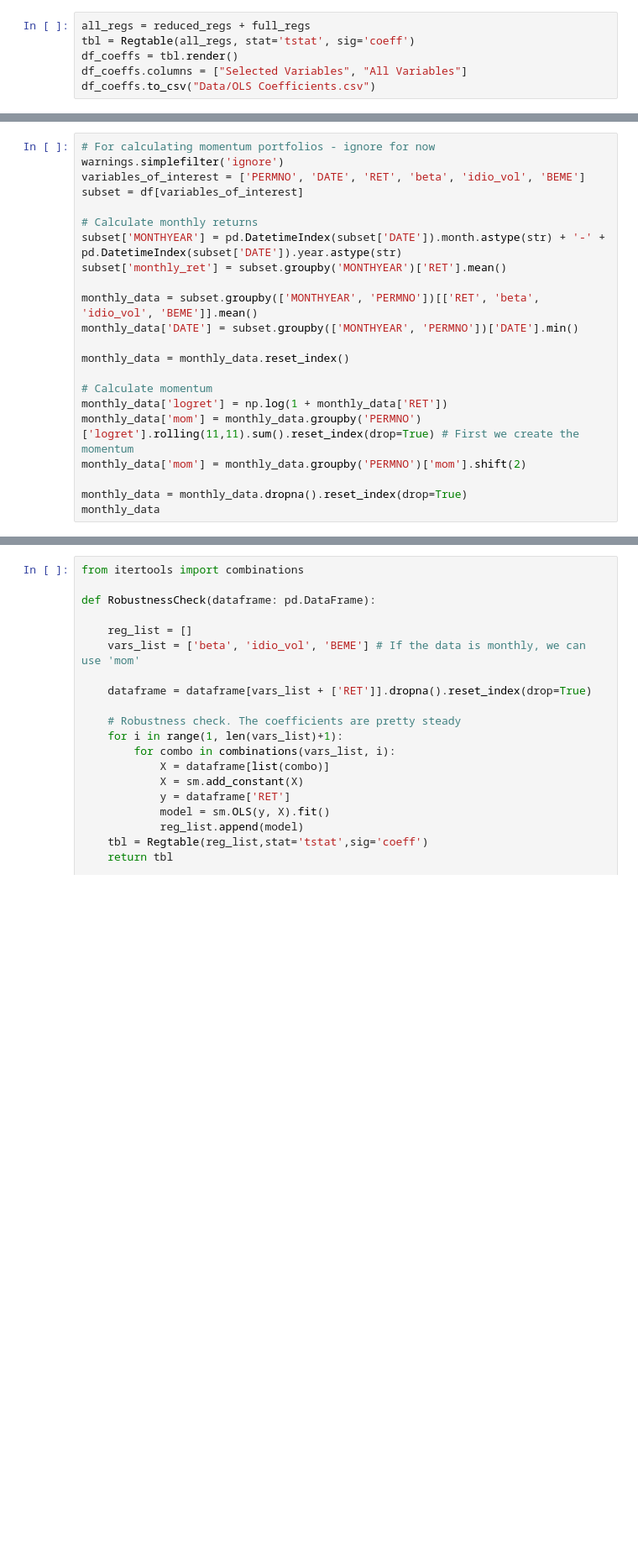
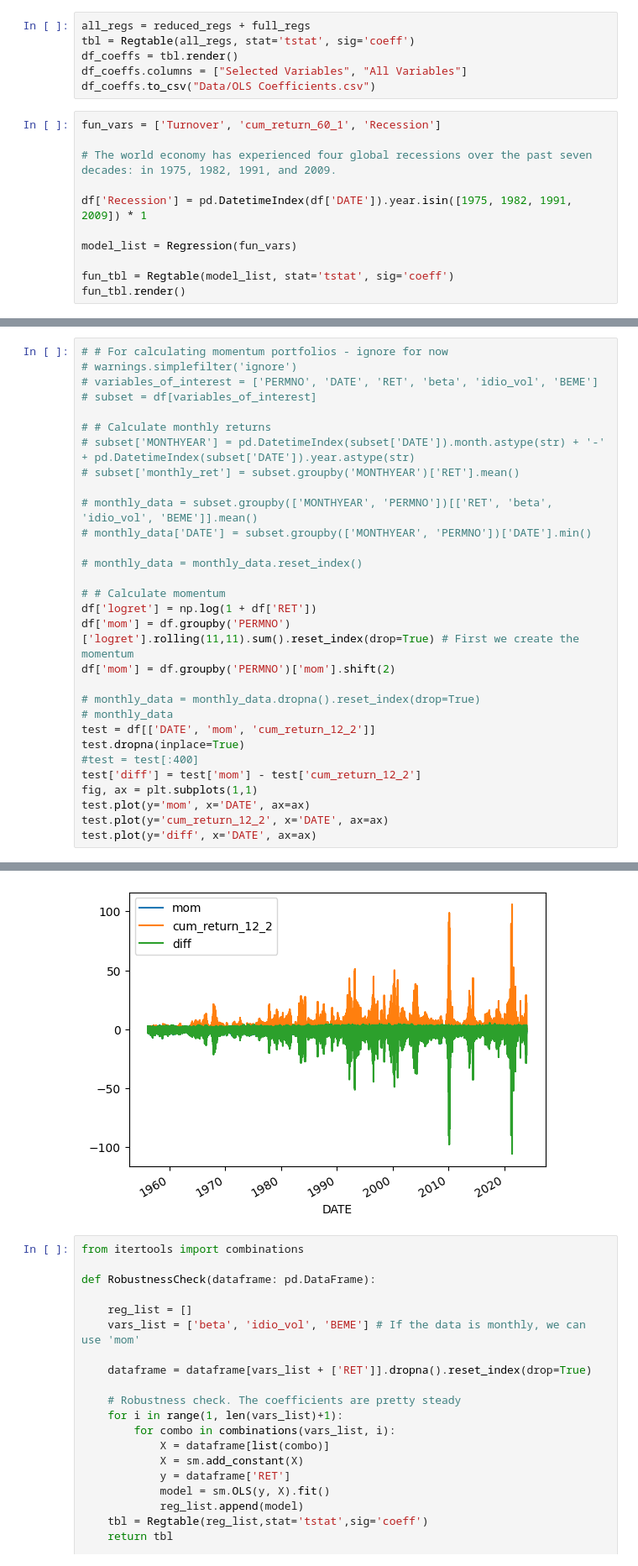
Before and after one commit to mraystaf/CougsOfWallStreet, a Jupyter notebook: view_data.ipynb, the cells around one changed output, grey strips where cells are left out. Shown at 84% size. Drawn from its saved outputs; the diff is of its cells as text; blank space fills up the shorter version.

```diff
--- a/view_data.ipynb
+++ b/view_data.ipynb
@@ -38,3 +38,14 @@ tbl = Regtable(all_regs, stat='tstat', sig='coeff')
 df_coeffs = tbl.render()
 df_coeffs.columns = ["Selected Variables", "All Variables"]
 df_coeffs.to_csv("Data/OLS Coefficients.csv")
+# %%
+fun_vars = ['Turnover', 'cum_return_60_1', 'Recession']
+
+# The world economy has experienced four global recessions over the past seven decades: in 1975, 1982, 1991, and 2009.
+
+df['Recession'] = pd.DatetimeIndex(df['DATE']).year.isin([1975, 1982, 1991, 2009]) * 1
+
+model_list = Regression(fun_vars)
+
+fun_tbl = Regtable(model_list, stat='tstat', sig='coeff')
+fun_tbl.render()
@@ -41,22 +64,31 @@ df_coeffs.to_csv("Data/OLS Coefficients.csv")
 # %%
-# For calculating momentum portfolios - ignore for now
-warnings.simplefilter('ignore')
-variables_of_interest = ['PERMNO', 'DATE', 'RET', 'beta', 'idio_vol', 'BEME']
-subset = df[variables_of_interest]
+# # For calculating momentum portfolios - ignore for now
+# warnings.simplefilter('ignore')
+# variables_of_interest = ['PERMNO', 'DATE', 'RET', 'beta', 'idio_vol', 'BEME']
+# subset = df[variables_of_interest]
 
-# Calculate monthly returns
-subset['MONTHYEAR'] = pd.DatetimeIndex(subset['DATE']).month.astype(str) + '-' + pd.DatetimeIndex(subset['DATE']).year.astype(str)
-subset['monthly_ret'] = subset.groupby('MONTHYEAR')['RET'].mean()
+# # Calculate monthly returns
+# subset['MONTHYEAR'] = pd.DatetimeIndex(subset['DATE']).month.astype(str) + '-' + pd.DatetimeIndex(subset['DATE']).year.astype(str)
+# subset['monthly_ret'] = subset.groupby('MONTHYEAR')['RET'].mean()
 
-monthly_data = subset.groupby(['MONTHYEAR', 'PERMNO'])[['RET', 'beta', 'idio_vol', 'BEME']].mean()
-monthly_data['DATE'] = subset.groupby(['MONTHYEAR', 'PERMNO'])['DATE'].min()
+# monthly_data = subset.groupby(['MONTHYEAR', 'PERMNO'])[['RET', 'beta', 'idio_vol', 'BEME']].mean()
+# monthly_data['DATE'] = subset.groupby(['MONTHYEAR', 'PERMNO'])['DATE'].min()
 
-monthly_data = monthly_data.reset_index()
+# monthly_data = monthly_data.reset_index()
 
-# Calculate momentum
-monthly_data['logret'] = np.log(1 + monthly_data['RET'])
-monthly_data['mom'] = monthly_data.groupby('PERMNO')['logret'].rolling(11,11).sum().reset_index(drop=True) # First we create the momentum
-monthly_data['mom'] = monthly_data.groupby('PERMNO')['mom'].shift(2)
+# # Calculate momentum
+df['logret'] = np.log(1 + df['RET'])
+df['mom'] = df.groupby('PERMNO')['logret'].rolling(11,11).sum().reset_index(drop=True) # First we create the momentum
+df['mom'] = df.groupby('PERMNO')['mom'].shift(2)
 
-monthly_data = monthly_data.dropna().reset_index(drop=True)
-monthly_data
+# monthly_data = monthly_data.dropna().reset_index(drop=True)
+# monthly_data
+test = df[['DATE', 'mom', 'cum_return_12_2']]
+test.dropna(inplace=True)
+#test = test[:400]
+test['diff'] = test['mom'] - test['cum_return_12_2']
+fig, ax = plt.subplots(1,1)
+test.plot(y='mom', x='DATE', ax=ax)
+test.plot(y='cum_return_12_2', x='DATE', ax=ax)
+test.plot(y='diff', x='DATE', ax=ax)
+# %% [output]
@@ -63,3 +105,4 @@ monthly_data
+[figure, added]
 # %%
 from itertools import combinations
 
```
Also changed, not shown: parts of 4 cells of this notebook, 2 other files.
